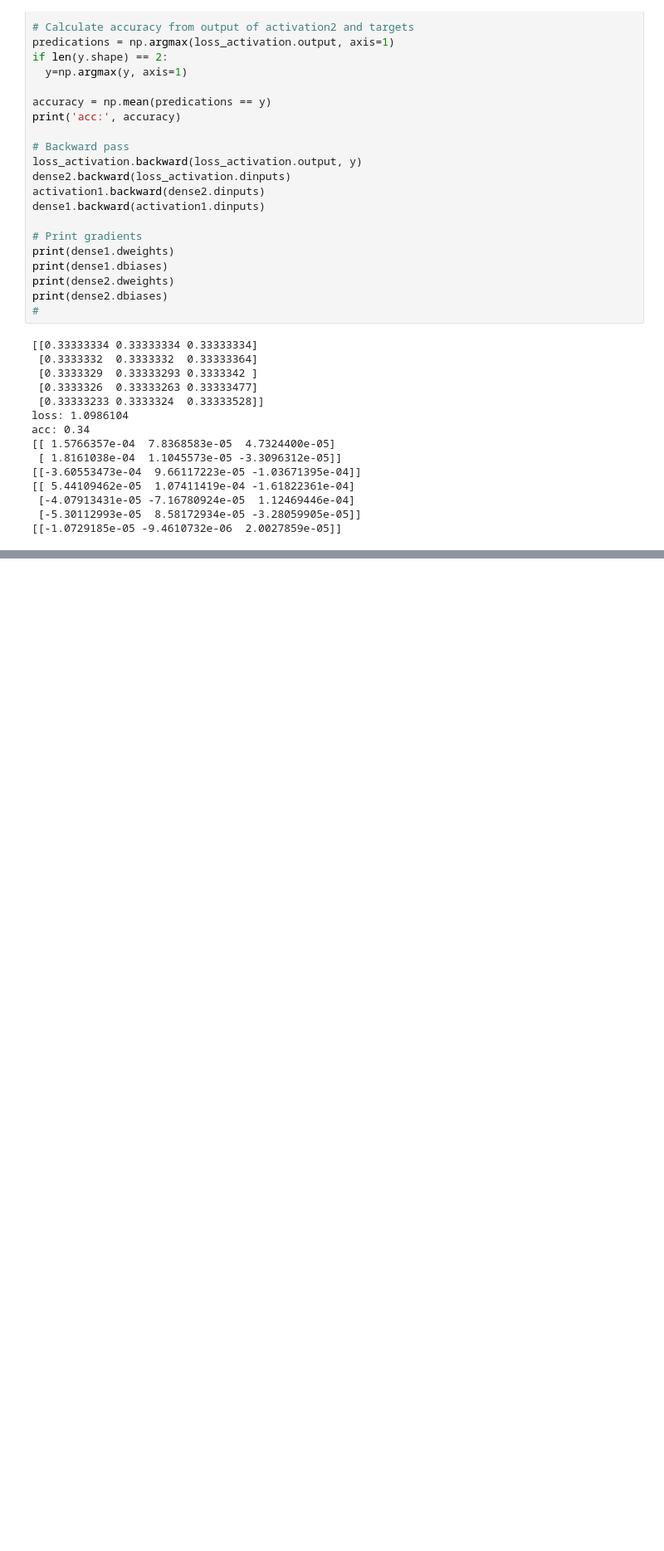
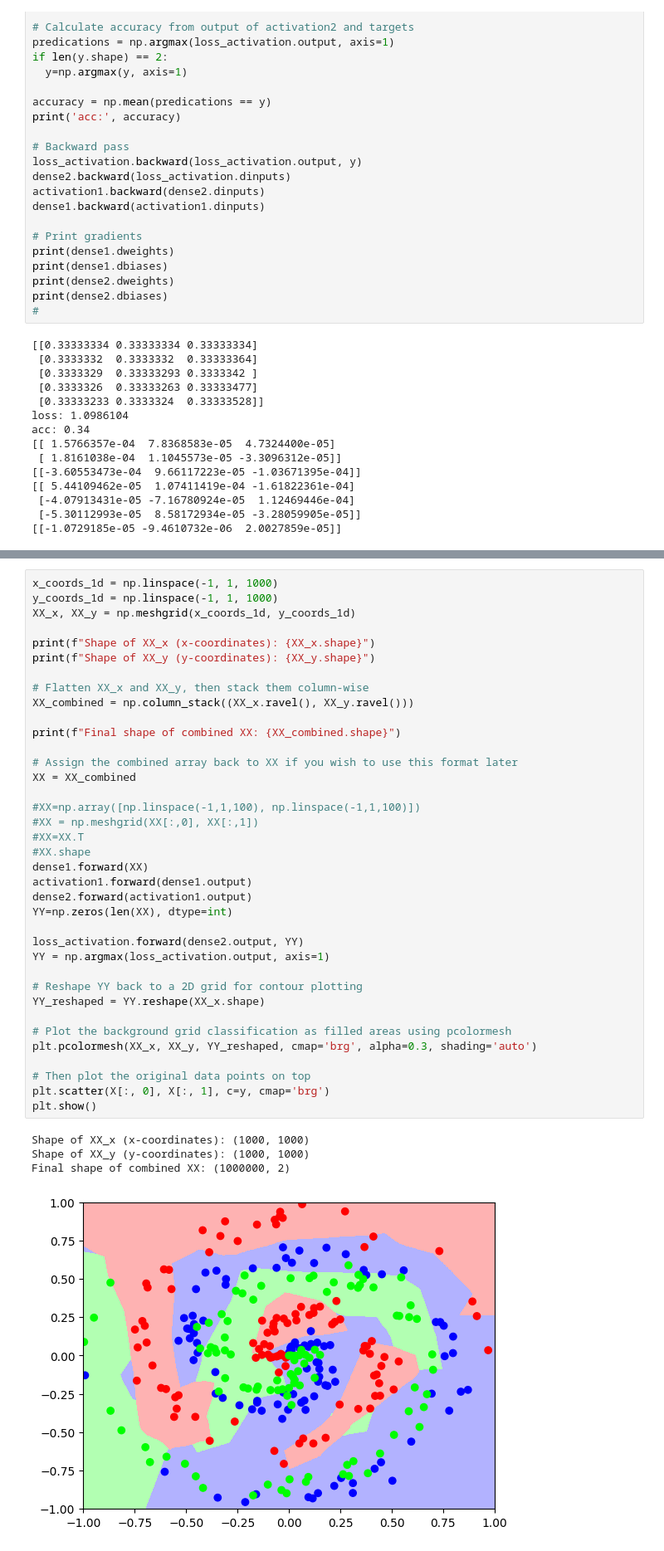
Before and after one commit to marcus-muniz/NN_from_scratch, a Jupyter notebook: neural_networks_from_scratch.ipynb, the cells around one changed output, grey strips where cells are left out. Shown at 83% size. Cells and saved outputs as stored; diff of their text form; blank space fills up the shorter version.

```diff
--- a/neural_networks_from_scratch.ipynb
+++ b/neural_networks_from_scratch.ipynb
@@ -397,0 +521,42 @@ acc: 0.34
+# %%
+x_coords_1d = np.linspace(-1, 1, 1000)
+y_coords_1d = np.linspace(-1, 1, 1000)
+XX_x, XX_y = np.meshgrid(x_coords_1d, y_coords_1d)
+
+print(f"Shape of XX_x (x-coordinates): {XX_x.shape}")
+print(f"Shape of XX_y (y-coordinates): {XX_y.shape}")
+
+# Flatten XX_x and XX_y, then stack them column-wise
+XX_combined = np.column_stack((XX_x.ravel(), XX_y.ravel()))
+
+print(f"Final shape of combined XX: {XX_combined.shape}")
+
+# Assign the combined array back to XX if you wish to use this format later
+XX = XX_combined
+
+#XX=np.array([np.linspace(-1,1,100), np.linspace(-1,1,100)])
+#XX = np.meshgrid(XX[:,0], XX[:,1])
+#XX=XX.T
+#XX.shape
+dense1.forward(XX)
+activation1.forward(dense1.output)
+dense2.forward(activation1.output)
+YY=np.zeros(len(XX), dtype=int)
+
+loss_activation.forward(dense2.output, YY)
+YY = np.argmax(loss_activation.output, axis=1)
+
+# Reshape YY back to a 2D grid for contour plotting
+YY_reshaped = YY.reshape(XX_x.shape)
+
+# Plot the background grid classification as filled areas using pcolormesh
+plt.pcolormesh(XX_x, XX_y, YY_reshaped, cmap='brg', alpha=0.3, shading='auto')
+
+# Then plot the original data points on top
+plt.scatter(X[:, 0], X[:, 1], c=y, cmap='brg')
+plt.show()
+# %% [output]
+Shape of XX_x (x-coordinates): (1000, 1000)
+Shape of XX_y (y-coordinates): (1000, 1000)
+Final shape of combined XX: (1000000, 2)
+[figure, added]
```
Also changed, not shown: parts of 4 cells of this notebook.
